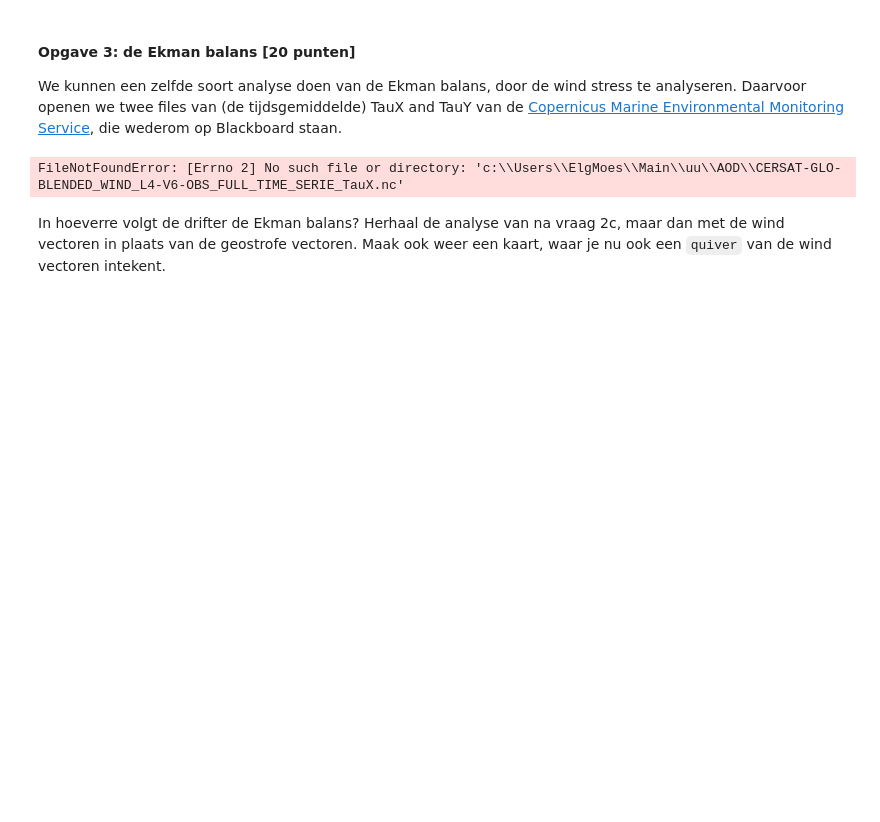
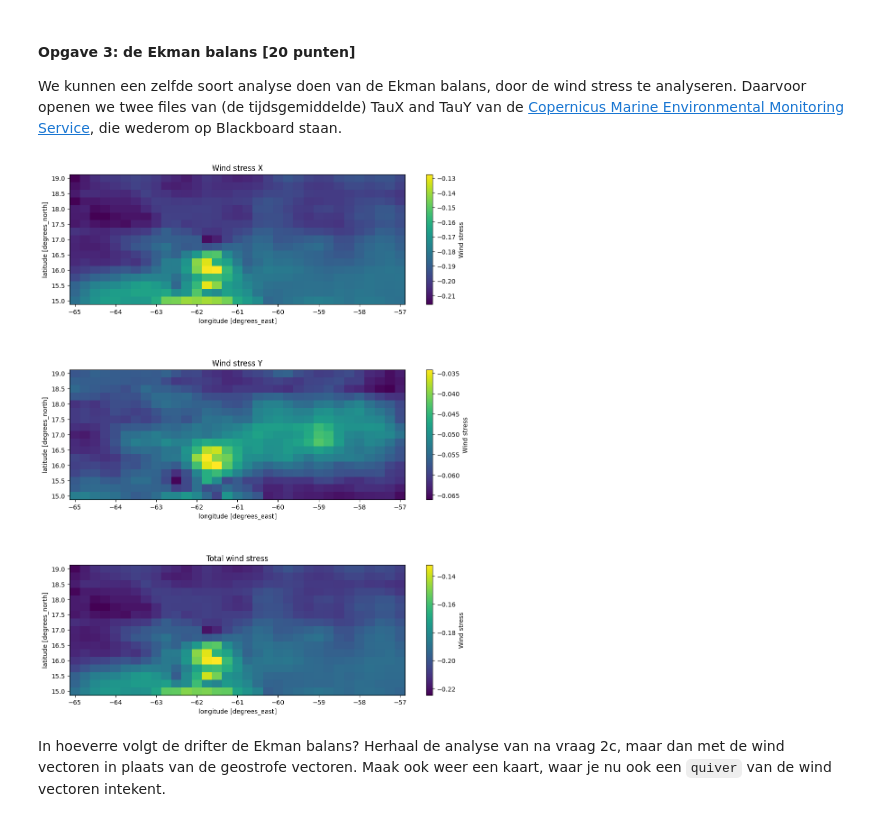
Before and after one commit to ElgMoes/AOD, a Jupyter notebook: Assignment_OceanData.ipynb, the cells around one changed output. Saved outputs shown, nothing was run; the diff lists cells and outputs as text; code cells hidden in the pictures; blank space fills up the shorter version.

```diff
--- a/Assignment_OceanData.ipynb
+++ b/Assignment_OceanData.ipynb
@@ -292,7 +294,22 @@ We kunnen een zelfde soort analyse doen van de Ekman balans, door de wind stress
 # %%
 TauX = xr.open_dataset('CERSAT-GLO-BLENDED_WIND_L4-V6-OBS_FULL_TIME_SERIE_TauX.nc').surface_downward_eastward_stress.mean('time')
 TauY = xr.open_dataset('CERSAT-GLO-BLENDED_WIND_L4-V6-OBS_FULL_TIME_SERIE_TauY.nc').surface_downward_northward_stress.mean('time')
+
+# initialisatie figuur
+fig, axs = plt.subplots(3, figsize=(12, 15))
+
+TauX.plot(ax=axs[0], cbar_kwargs=dict(label='Wind stress'))
+TauY.plot(ax=axs[1], cbar_kwargs=dict(label='Wind stress'))
+
+Tau_general = -np.hypot(TauX, TauY)
+Tau_general.plot(ax=axs[2], cbar_kwargs=dict(label='Wind stress'))
+
+axs[0].set_title('Wind stress X')
+axs[1].set_title('Wind stress Y')
+axs[2].set_title('Total wind stress')
+
+plt.subplots_adjust(hspace=0.5)
 # %% [output]
-FileNotFoundError: [Errno 2] No such file or directory: 'c:\\Users\\ElgMoes\\Main\\uu\\AOD\\CERSAT-GLO-BLENDED_WIND_L4-V6-OBS_FULL_TIME_SERIE_TauX.nc'
+[figure, added]
 # %% [markdown]
 In hoeverre volgt de drifter de Ekman balans? Herhaal de analyse van na vraag 2c, maar dan met de wind vectoren in plaats van de geostrofe vectoren. Maak ook weer een kaart, waar je nu ook een `quiver` van de wind vectoren intekent.
```
Also changed, not shown: parts of 2 cells of this notebook.
